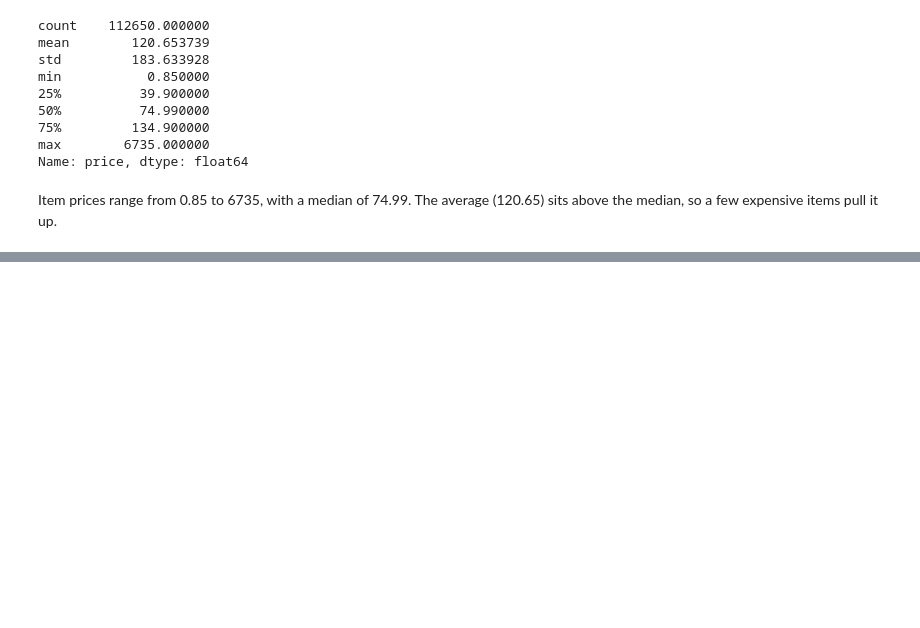
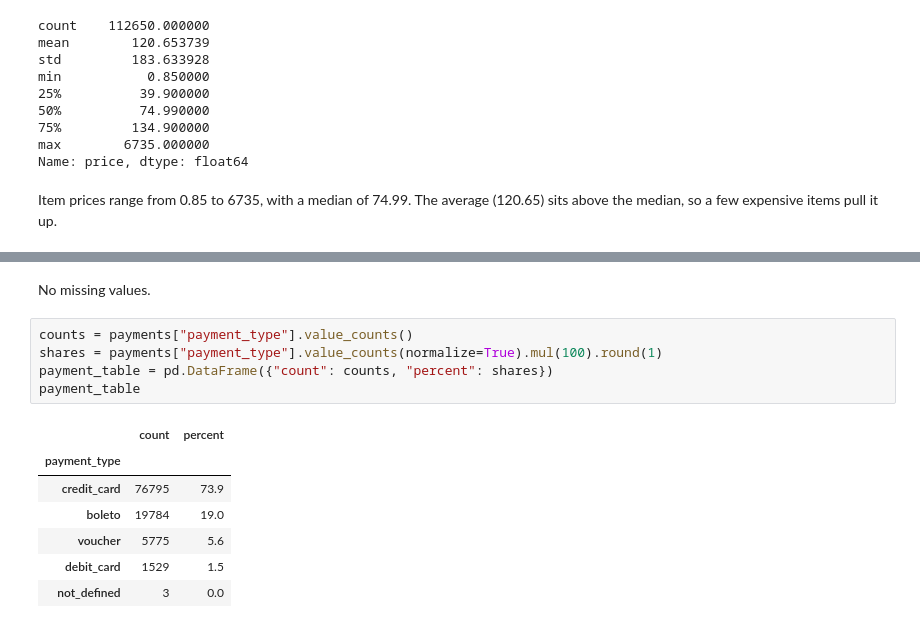
Before and after one commit to rrecu/ecommerce-data-analysis, a Jupyter notebook: notebooks/01_explore.ipynb, the cells around one changed output, grey strips where cells are left out. Saved outputs shown, nothing was run; the diff lists cells and outputs as text; blank space fills up the shorter version.

```diff
--- a/notebooks/01_explore.ipynb
+++ b/notebooks/01_explore.ipynb
@@ -203,0 +246,15 @@ Item prices range from 0.85 to 6735, with a median of 74.99. The average (120.65
+# %% [markdown]
+No missing values.
+# %%
+counts = payments["payment_type"].value_counts()
+shares = payments["payment_type"].value_counts(normalize=True).mul(100).round(1)
+payment_table = pd.DataFrame({"count": counts, "percent": shares})
+payment_table
+# %% [output]
+|  | count | percent |
+| payment_type |  |  |
+| credit_card | 76795 | 73.9 |
+| boleto | 19784 | 19.0 |
+| voucher | 5775 | 5.6 |
+| debit_card | 1529 | 1.5 |
+| not_defined | 3 | 0.0 |
```
Also changed, not shown: parts of 13 cells of this notebook, 1 other file.
